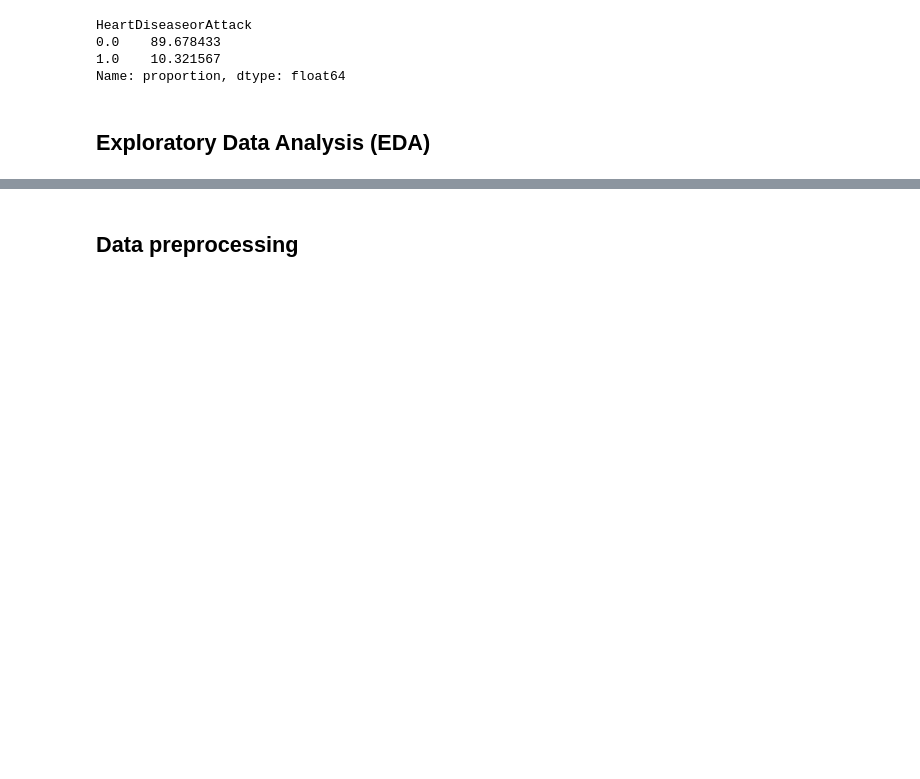
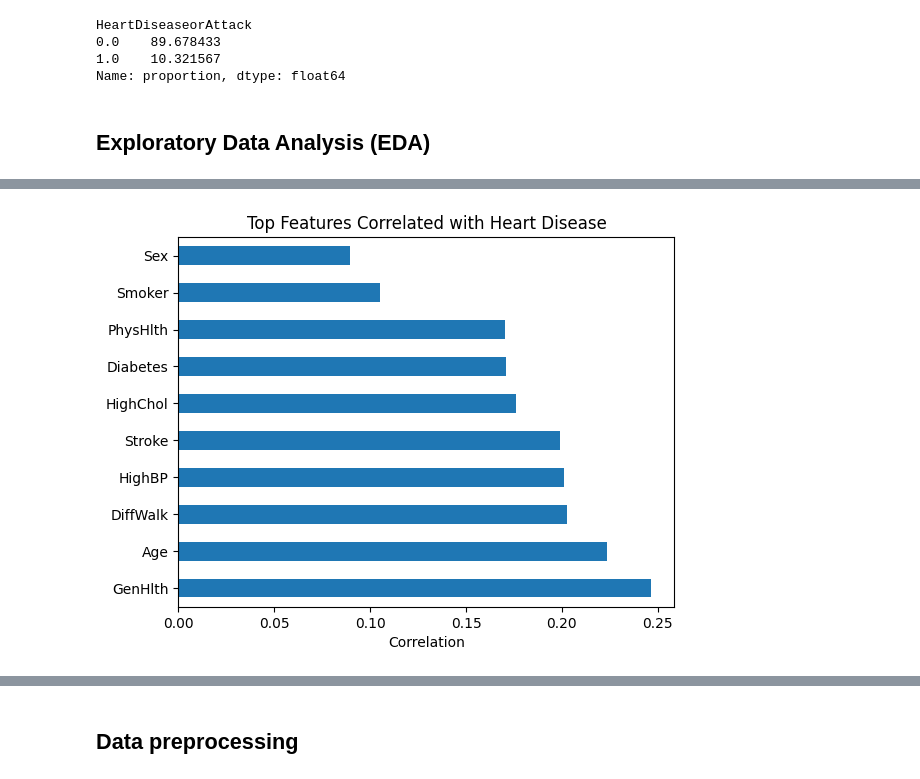
Before and after one commit to EngmoustafaAhmad/codealpha_tasks, a Jupyter notebook: CodeAlpha_DiseasePredictionModel/notebooks/Heart_disease_model.ipynb, the cells around one changed output, grey strips where cells are left out. Cells and saved outputs as stored; diff of their text form; code cells hidden in the pictures; blank space fills up the shorter version.

```diff
--- a/CodeAlpha_DiseasePredictionModel/notebooks/Heart_disease_model.ipynb
+++ b/CodeAlpha_DiseasePredictionModel/notebooks/Heart_disease_model.ipynb
@@ -145,0 +175,7 @@ Name: proportion, dtype: float64
+# %%
+correlations = (
+    df.corr(numeric_only=True)["HeartDiseaseorAttack"]
+    .sort_values(ascending=False)
+)
+
+print(correlations)
@@ -145,0 +200,10 @@ Name: proportion, dtype: float64
+# %%
+top_corr = correlations.drop("HeartDiseaseorAttack").head(10)
+
+top_corr.plot(kind="barh")
+
+plt.title("Top Features Correlated with Heart Disease")
+plt.xlabel("Correlation")
+plt.show()
+# %% [output]
+[figure, added]
```
Also changed, not shown: parts of 9 cells of this notebook.
